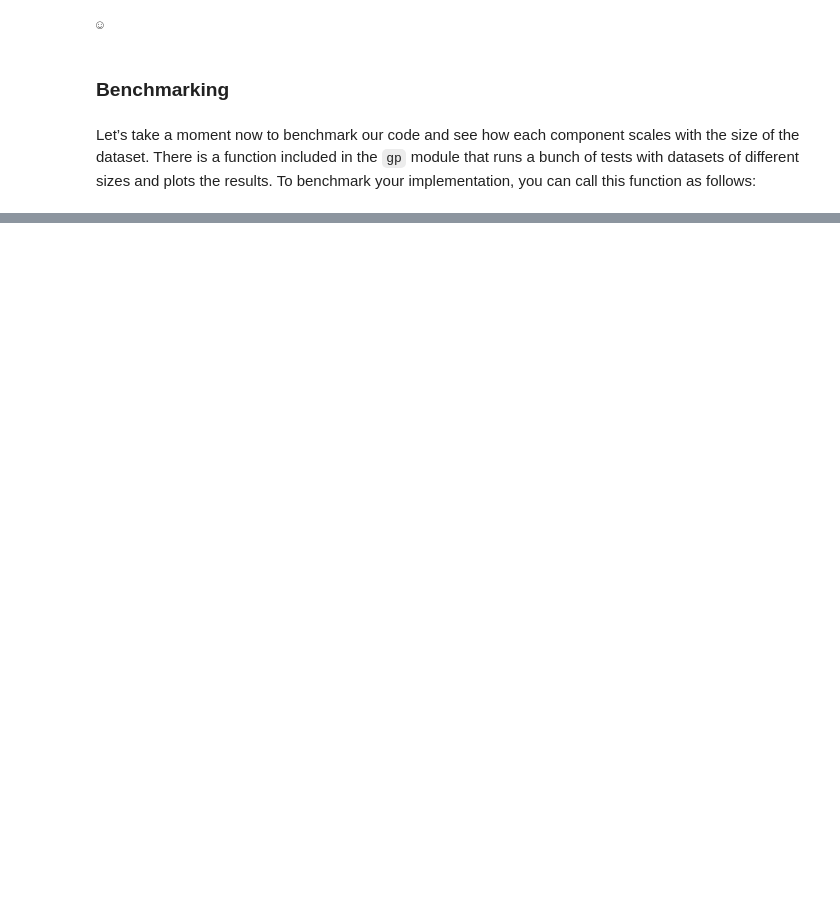
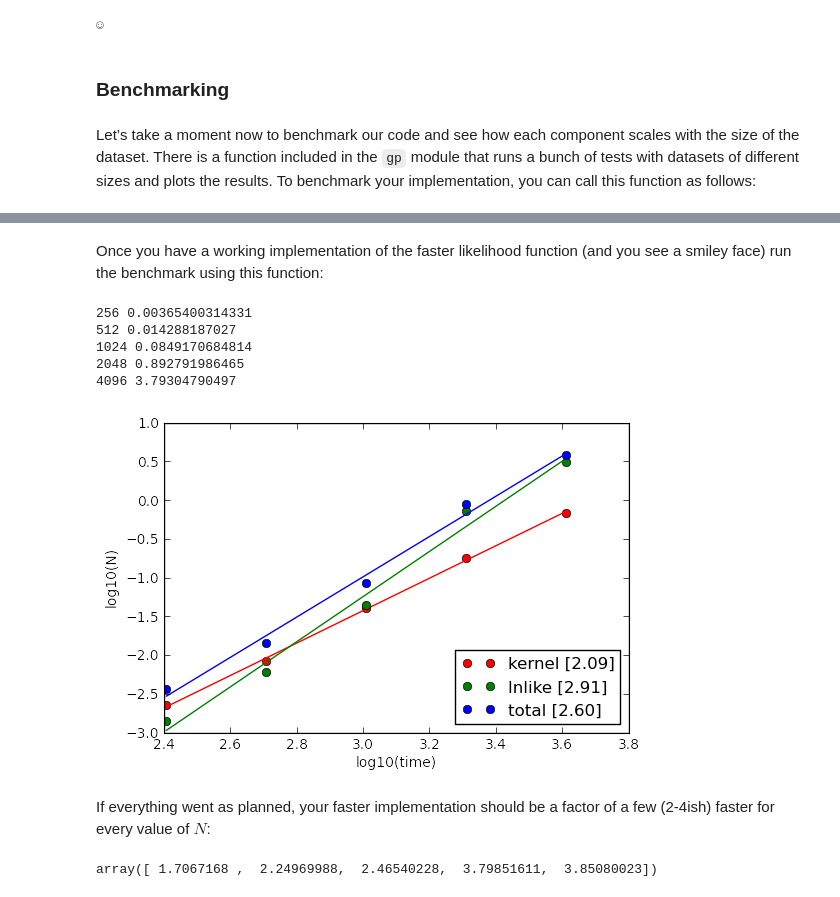
Before and after one commit to dfm/gp, a Jupyter notebook: worksheet.ipynb, the cells around one changed output, grey strips where cells are left out. Saved outputs shown, nothing was run; the diff lists cells and outputs as text; code cells hidden in the pictures; blank space fills up the shorter version.

```diff
--- a/worksheet.ipynb
+++ b/worksheet.ipynb
@@ -233,0 +268,17 @@ array([(0.0027489662170410156, 0.03508710861206055, 0.037858009338378906),
+# %% [markdown]
+Once you have a working implementation of the faster likelihood function (and you see a smiley face) run the benchmark using this function:
+# %%
+faster_N, faster_t = gp.benchmark(expsq_kernel, faster_lnlike, hyper, N=2 ** np.arange(8, 13))
+# %% [output]
+256 0.00365400314331
+512 0.014288187027
+1024 0.0849170684814
+2048 0.892791986465
+4096 3.79304790497
+[figure, added]
+# %% [markdown]
+If everything went as planned, your faster implementation should be a factor of a few (2-4ish) faster for every value of $N$:
+# %%
+t["lnlike"] / faster_t["lnlike"]
+# %% [output]
+array([ 1.7067168 ,  2.24969988,  2.46540228,  3.79851611,  3.85080023])
```
Also changed, not shown: parts of 9 cells of this notebook.
